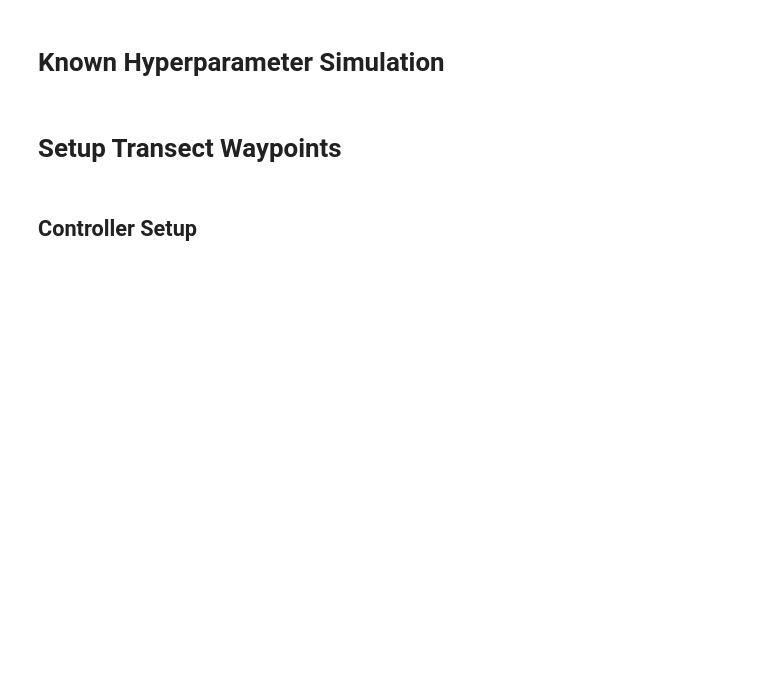
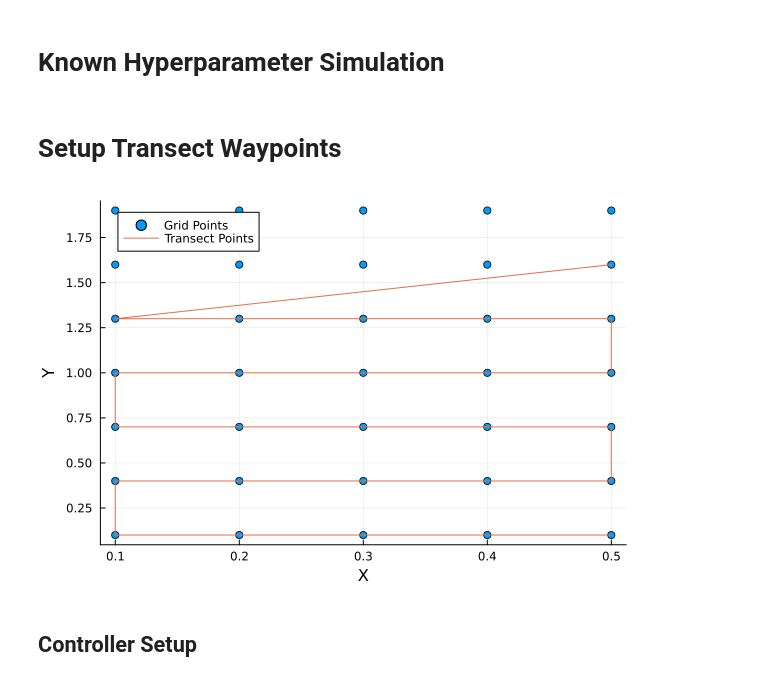
Before and after one commit to dasc-lab/adaptive-ocean-exploration-sim, a Jupyter notebook: notebooks/STGP_Transect_HalfDomain.ipynb, the cells around one changed output. Saved outputs shown, nothing was run; the diff lists cells and outputs as text; code cells hidden in the pictures; blank space fills up the shorter version.

Commit message:
Added half domain transect results

```diff
--- a/notebooks/STGP_Transect_HalfDomain.ipynb
+++ b/notebooks/STGP_Transect_HalfDomain.ipynb
@@ -114,12 +140,16 @@ gif(bounded_windfield)
 # %% [markdown]
 # Setup Transect Waypoints
 # %%
-transect_xs = 0.1:0.3:2;
+# transect_xs = 0.1:0.3:2;
+# transect_ys = 0.1:0.3:2;
+transect_xs = 0.1:0.1:0.5;
 transect_ys = 0.1:0.3:2;
 pts = vec([[x, y] for x in transect_xs, y in transect_ys]);
 transect_pts = Transects.create_points(pts);
 scatter([p[1] for p in pts], [p[2] for p in pts], label="Grid Points", xlabel="X", ylabel="Y")
 plot!([p[1] for p in transect_pts], [p[2] for p in transect_pts], label="Transect Points")
+# %% [output]
+[figure, added]
 # %% [markdown]
 ## Controller Setup
 # %%
```
Also changed, not shown: parts of 11 cells of this notebook, 13 other files.
